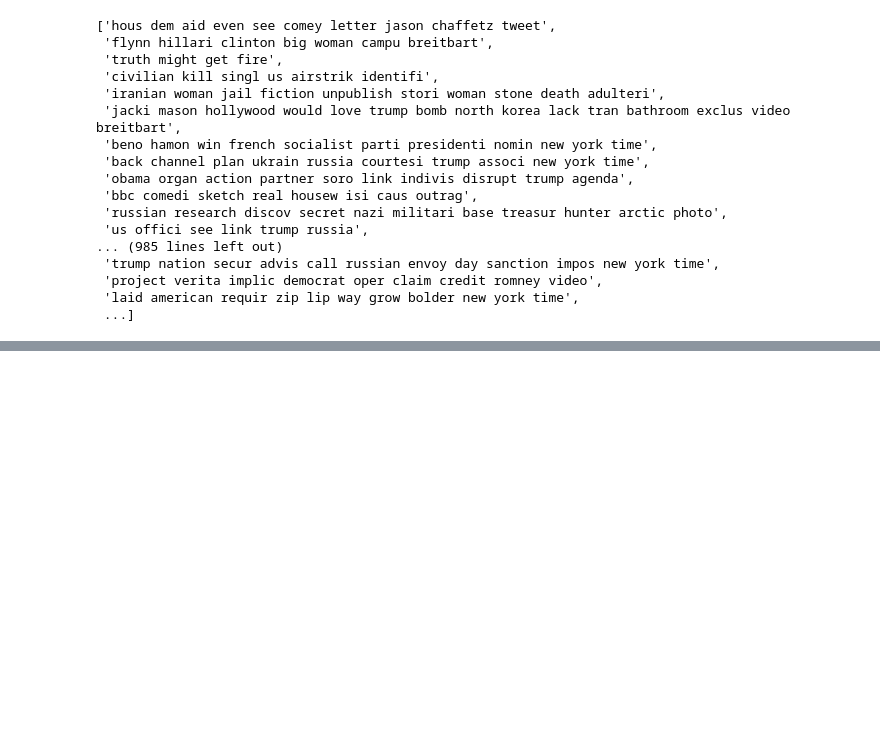
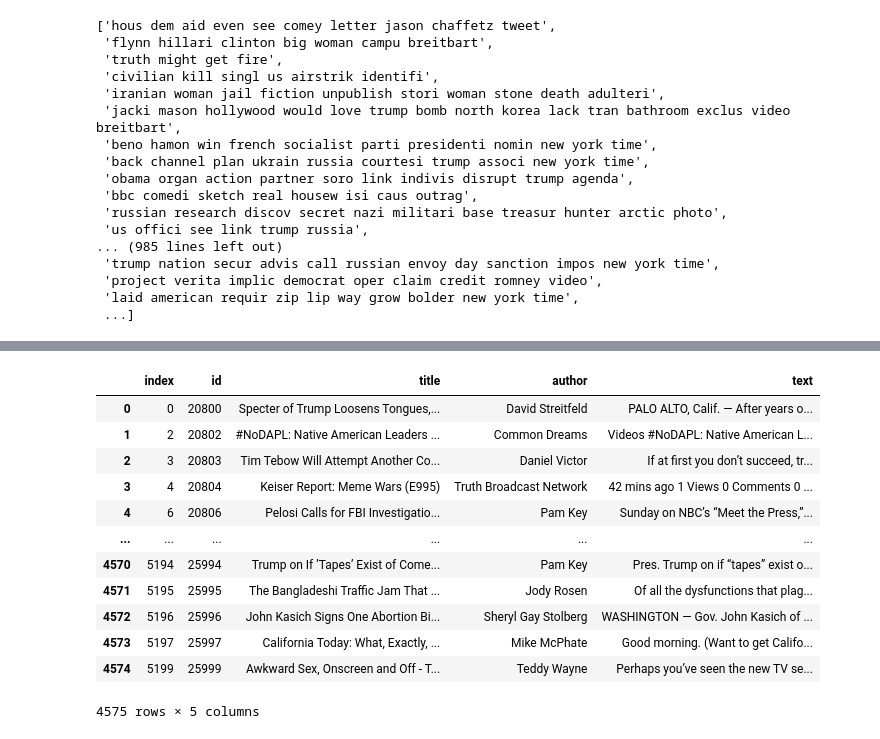
Before and after one commit to shivampandeyvns/LSTM, a Jupyter notebook: LSTM(kaggle fake news classifier).ipynb, the cells around one changed output, grey strips where cells are left out. Saved outputs shown, nothing was run; the diff lists cells and outputs as text; code cells hidden in the pictures; blank space fills up the shorter version.

```diff
--- a/LSTM(kaggle fake news classifier).ipynb
+++ b/LSTM(kaggle fake news classifier).ipynb
@@ -142,0 +272,3 @@ print(model.summary())
+# %%
+test_features=pd.read_csv('test.csv')
+test_labels=pd.read_csv('submit.csv')
@@ -142,0 +284,2 @@ print(model.summary())
+# %%
+test_df=test_features.dropna()
@@ -142,0 +302,20 @@ print(model.summary())
+# %%
+messages1=test_df.copy()
+# %%
+messages1.reset_index(inplace=True)
+# %%
+messages1
+# %% [output]
+|  | index | id | title | author | text |
+| 0 | 0 | 20800 | Specter of Trump Loosens Tongues,... | David Streitfeld | PALO ALTO, Calif. — After years o... |
+| 1 | 2 | 20802 | #NoDAPL: Native American Leaders ... | Common Dreams | Videos #NoDAPL: Native American L... |
+| 2 | 3 | 20803 | Tim Tebow Will Attempt Another Co... | Daniel Victor | If at first you don’t succeed, tr... |
+| 3 | 4 | 20804 | Keiser Report: Meme Wars (E995) | Truth Broadcast Network | 42 mins ago 1 Views 0 Comments 0 ... |
+| 4 | 6 | 20806 | Pelosi Calls for FBI Investigatio... | Pam Key | Sunday on NBC’s “Meet the Press,”... |
+| ... | ... | ... | ... | ... | ... |
+| 4570 | 5194 | 25994 | Trump on If ’Tapes’ Exist of Come... | Pam Key | Pres. Trump on if “tapes” exist o... |
+| 4571 | 5195 | 25995 | The Bangladeshi Traffic Jam That ... | Jody Rosen | Of all the dysfunctions that plag... |
+| 4572 | 5196 | 25996 | John Kasich Signs One Abortion Bi... | Sheryl Gay Stolberg | WASHINGTON — Gov. John Kasich of ... |
+| 4573 | 5197 | 25997 | California Today: What, Exactly, ... | Mike McPhate | Good morning. (Want to get Califo... |
+| 4574 | 5199 | 25999 | Awkward Sex, Onscreen and Off - T... | Teddy Wayne | Perhaps you’ve seen the new TV se... |
+4575 rows × 5 columns
```
Also changed, not shown: parts of 40 cells of this notebook.
